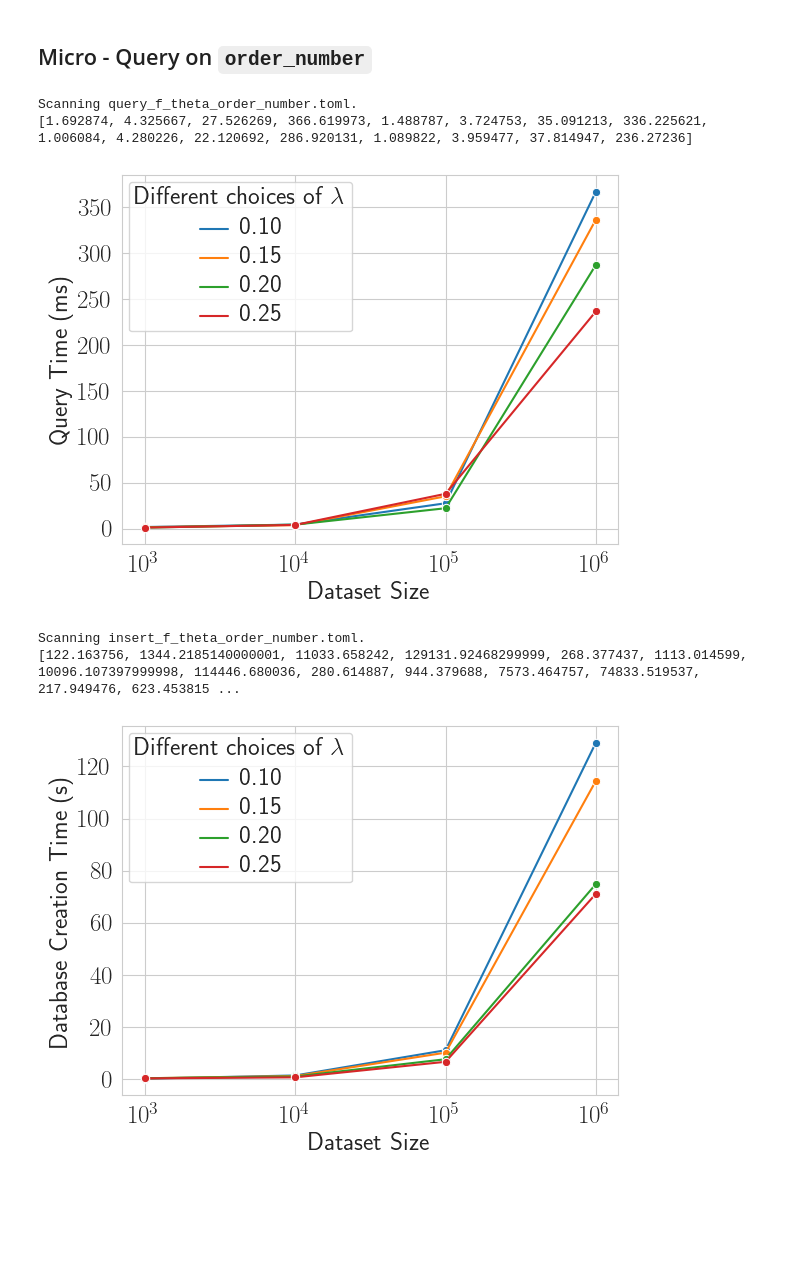
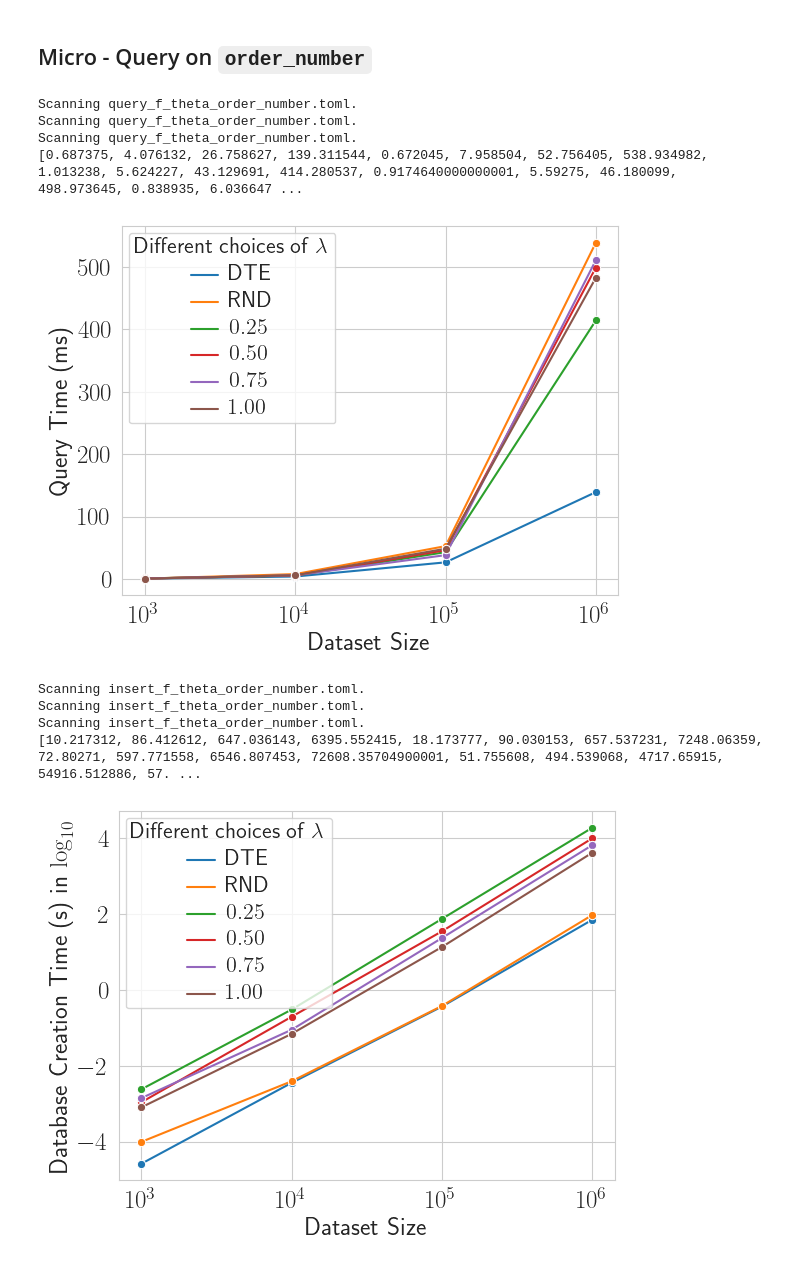
Before and after one commit to hiroki-chen/PFSE-Prototype, a Jupyter notebook: fig/fig.ipynb, the cells around one changed output. Cells and saved outputs as stored; diff of their text form; code cells hidden in the pictures; blank space fills up the shorter version.

```diff
--- a/fig/fig.ipynb
+++ b/fig/fig.ipynb
@@ -81,22 +138,25 @@ import pandas as pd
 import matplotlib.pyplot as plt
 import numpy as np
 
-plt.rcParams["font.family"] = "Times New Roman"
 xs = ['$10^3$', '$10^4$', '$10^5$', '$10^6$']
-ys = analyze_database_performance('query_f_theta_order_number.toml', 'query', 'pfse')[0]['order_number']
+ys = analyze_database_performance('query_f_theta_order_number.toml', 'query', 'dte')[0]['order_number']
+ys.extend(analyze_database_performance('query_f_theta_order_number.toml', 'query', 'rnd')[0]['order_number'])
+ys.extend(analyze_database_performance('query_f_theta_order_number.toml', 'query', 'pfse')[0]['order_number'])
 print(ys)
+ys = [x for x in ys]
 
 df = pd.DataFrame({
   'Dataset Size': xs,
-  '0.10': ys[:4],
-  '0.15': ys[4:8],
-  '0.20': ys[8:12],
-  '0.25': ys[12:],
+  'DTE': ys[:4],
+  'RND': ys[4:8],
+  '$0.25$': ys[8:12],
+  '$0.50$': ys[12:16],
+  '$0.75$': ys[16:20],
+  '$1.00$': ys[20:],
 })
 
 plt.rc('text', usetex=True)
 sns.set_style("whitegrid")
-
 g = sns.lineplot(x='Dataset Size', y='Query Time (ms)', hue='Different choices of $\lambda$',
                  data=pd.melt(df, id_vars=['Dataset Size'], value_name='Query Time (ms)', var_name='Different choices of $\lambda$'),
                  marker='o')
@@ -104,46 +164,55 @@ g.set_xlabel(g.get_xlabel(), fontsize=18)
 g.set_ylabel(g.get_ylabel(), fontsize=18)
 g.set_xticklabels(g.get_xticklabels(), size=18)
 g.set_yticklabels(g.get_yticklabels(), size=18)
-plt.setp(g.get_legend().get_texts(), fontsize='18') # for legend text
-plt.setp(g.get_legend().get_title(), fontsize='18') # for legend title
+plt.setp(g.get_legend().get_texts(), fontsize='16') # for legend text
+plt.setp(g.get_legend().get_title(), fontsize='16') # for legend title
 
 plt.savefig('./query_f_theta_order_number.pdf', bbox_inches='tight')
 # %% [output]
 Scanning query_f_theta_order_number.toml.
-[1.692874, 4.325667, 27.526269, 366.619973, 1.488787, 3.724753, 35.091213, 336.225621, 1.006084, 4.280226, 22.120692, 286.920131, 1.089822, 3.959477, 37.814947, 236.27236]
+Scanning query_f_theta_order_number.toml.
+Scanning query_f_theta_order_number.toml.
+[0.687375, 4.076132, 26.758627, 139.311544, 0.672045, 7.958504, 52.756405, 538.934982, 1.013238, 5.624227, 43.129691, 414.280537, 0.9174640000000001, 5.59275, 46.180099, 498.973645, 0.838935, 6.036647 ...
-[figure, old version]
+[figure, new version]
 # %%
 import pandas as pd
 import matplotlib.pyplot as plt
 import numpy as np
 
 xs = ['$10^3$', '$10^4$', '$10^5$', '$10^6$']
-ys = analyze_database_performance('insert_f_theta_order_number.toml', 'insert', 'pfse')[0]['order_number']
+ys = analyze_database_performance('insert_f_theta_order_number.toml', 'insert', 'dte')[0]['order_number']
+ys.extend(analyze_database_performance('insert_f_theta_order_number.toml', 'insert', 'rnd')[0]['order_number'])
+ys.extend(analyze_database_performance('insert_f_theta_order_number.toml', 'insert', 'pfse')[0]['order_number'])
 print(ys)
-ys = [x / 1000 for x in ys]
+ys = [np.log(x / 1000) for x in ys]
 
 df = pd.DataFrame({
   'Dataset Size': xs,
-  '0.10': ys[:4],
-  '0.15': ys[4:8],
-  '0.20': ys[8:12],
-  '0.25': ys[12:],
+  'DTE': ys[:4],
+  'RND': ys[4:8],
+  '$0.25$': ys[8:12],
+  '$0.50$': ys[12:16],
+  '$0.75$': ys[16:20],
+  '$1.00$': ys[20:],
 })
 
 plt.rc('text', usetex=True)
 sns.set_style("whitegrid")
-g = sns.lineplot(x='Dataset Size', y='Database Creation Time (s)', hue='Different choices of $\lambda$',
-                 data=pd.melt(df, id_vars=['Dataset Size'], value_name='Database Creation Time (s)', var_name='Different choices of $\lambda$'),
+g = sns.lineplot(x='Dataset Size', y='Database Creation Time (s) in $\log_{10}$', hue='Different choices of $\lambda$',
+                 data=pd.melt(df, id_vars=['Dataset Size'], value_name='Database Creation Time (s) in $\log_{10}$', var_name='Different choices of $\lambda$'),
                  marker='o')
 g.set_xlabel(g.get_xlabel(), fontsize=18)
 g.set_ylabel(g.get_ylabel(), fontsize=18)
 g.set_xticklabels(g.get_xticklabels(), size=18)
 g.set_yticklabels(g.get_yticklabels(), size=18)
-plt.setp(g.get_legend().get_texts(), fontsize='18') # for legend text
-plt.setp(g.get_legend().get_title(), fontsize='18') # for legend title
+
+plt.setp(g.get_legend().get_texts(), fontsize='16') # for legend text
+plt.setp(g.get_legend().get_title(), fontsize='16') # for legend title
 
 plt.savefig('./insert_f_theta_order_number.pdf', bbox_inches='tight')
 # %% [output]
 Scanning insert_f_theta_order_number.toml.
-[122.163756, 1344.2185140000001, 11033.658242, 129131.92468299999, 268.377437, 1113.014599, 10096.107397999998, 114446.680036, 280.614887, 944.379688, 7573.464757, 74833.519537, 217.949476, 623.453815 ...
+Scanning insert_f_theta_order_number.toml.
+Scanning insert_f_theta_order_number.toml.
+[10.217312, 86.412612, 647.036143, 6395.552415, 18.173777, 90.030153, 657.537231, 7248.06359, 72.80271, 597.771558, 6546.807453, 72608.35704900001, 51.755608, 494.539068, 4717.65915, 54916.512886, 57. ...
-[figure, old version]
+[figure, new version]
```
Also changed, not shown: parts of 9 cells of this notebook, 5 other files.
